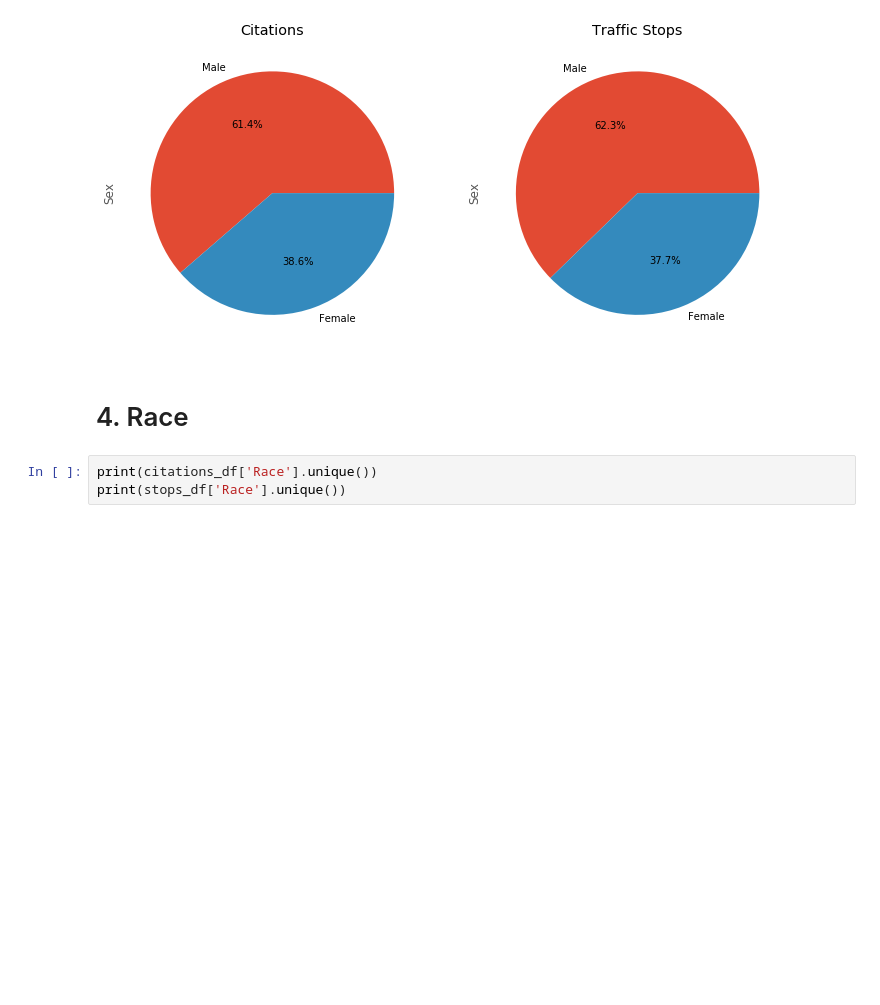
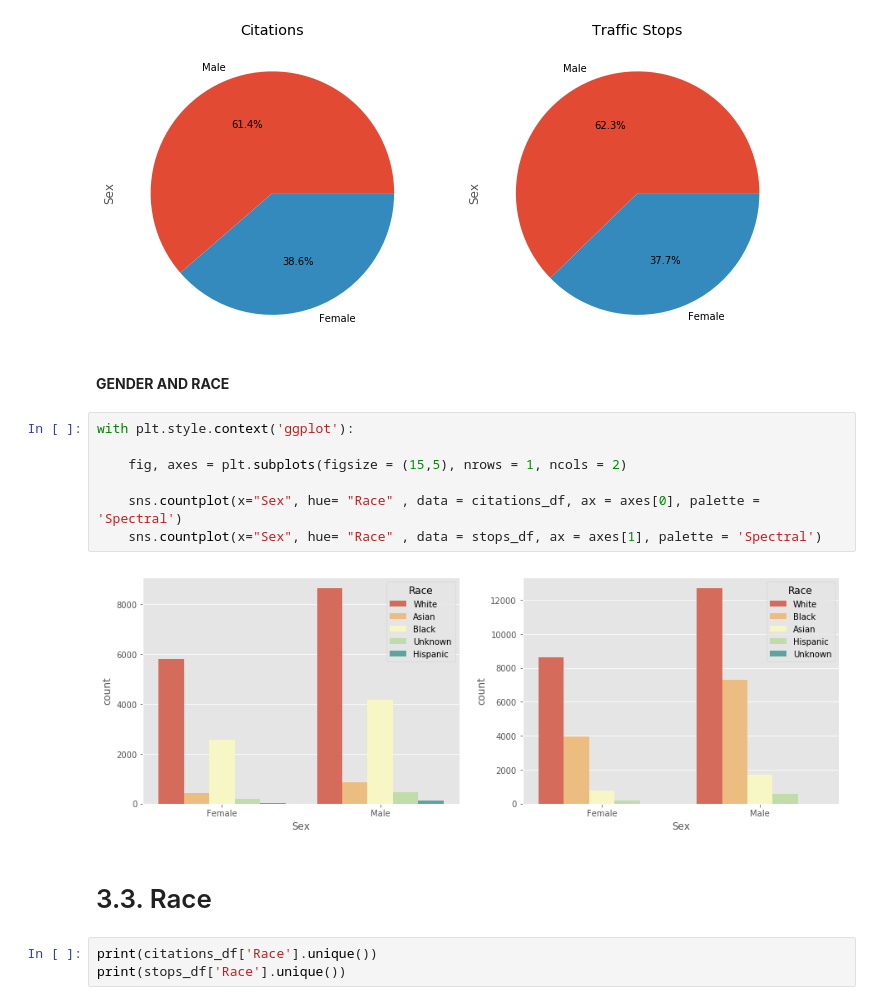
Before and after one commit to haleh-aleahmad/library_data_contest, a Jupyter notebook: Library Data Contest - Python.ipynb, the cells around one changed output. Cells and saved outputs as stored; diff of their text form; blank space fills up the shorter version.

```diff
--- a/Library Data Contest - Python.ipynb
+++ b/Library Data Contest - Python.ipynb
@@ -161,8 +365,19 @@ with plt.style.context('ggplot'):
     stops_df['Sex'].value_counts().plot(kind = 'pie', autopct = '%.1f%%', ax = ax2, title = 'Traffic Stops')
 # %% [output]
 [figure]
+# %% [markdown]
+**GENDER AND RACE**
+# %%
+with plt.style.context('ggplot'):
+
+    fig, axes = plt.subplots(figsize = (15,5), nrows = 1, ncols = 2)
+
+    sns.countplot(x="Sex", hue= "Race" , data = citations_df, ax = axes[0], palette = 'Spectral')
+    sns.countplot(x="Sex", hue= "Race" , data = stops_df, ax = axes[1], palette = 'Spectral')
+# %% [output]
+[figure, added]
 # %% [markdown]
-# 4. Race
+# 3.3. Race
 # %%
 print(citations_df['Race'].unique())
 print(stops_df['Race'].unique())
```
Also changed, not shown: parts of 47 cells of this notebook, 1 other file.
